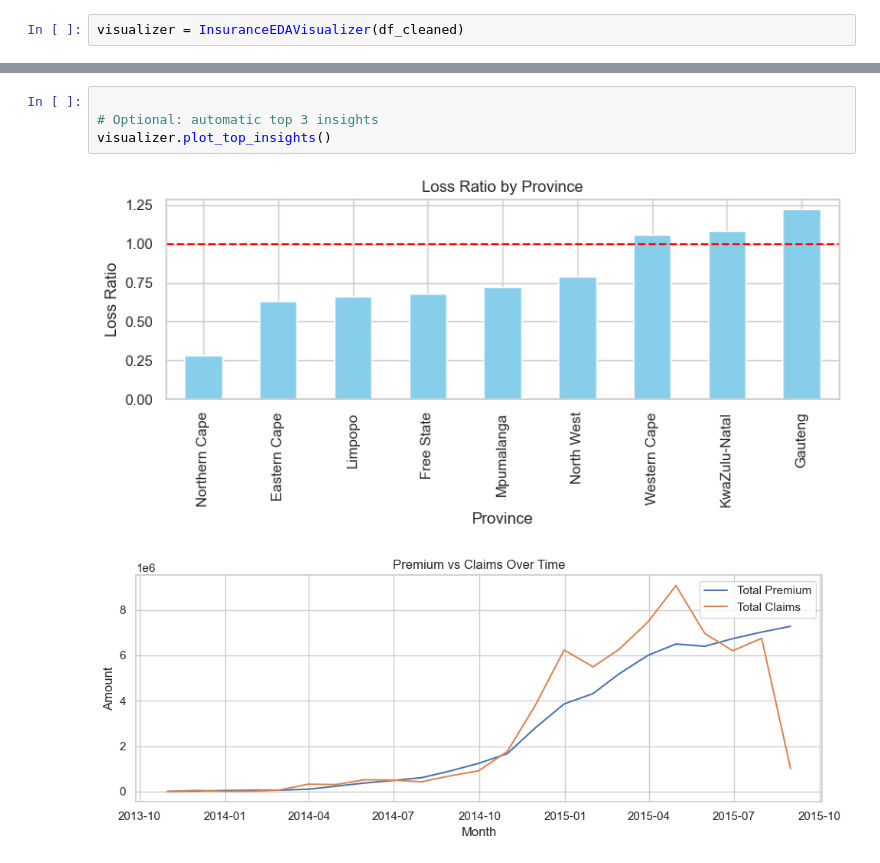
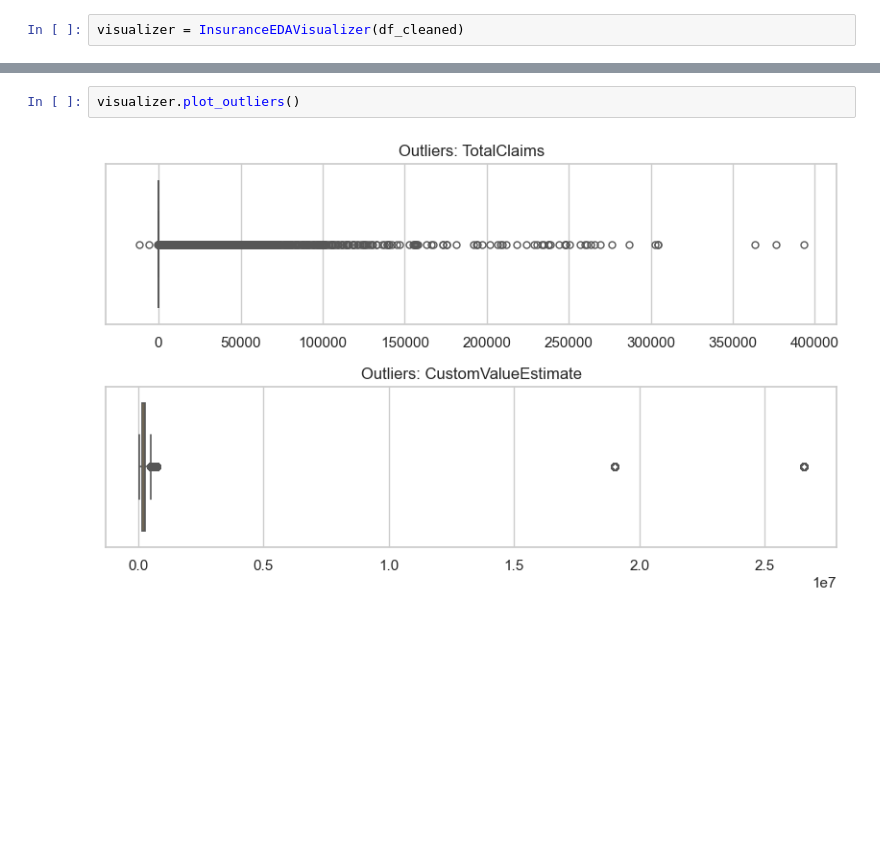
Before and after one commit to AdeyAmare/insurance_analytics, a Jupyter notebook: notebooks/eda_pipeline.ipynb, the cells around one changed output, grey strips where cells are left out. Drawn from its saved outputs; the diff is of its cells as text; blank space fills up the shorter version.

```diff
--- a/notebooks/eda_pipeline.ipynb
+++ b/notebooks/eda_pipeline.ipynb
@@ -334,7 +355,4 @@ visualizer.plot_vehicle_claims(top_n=10)
-# %%
-
-# Optional: automatic top 3 insights
-visualizer.plot_top_insights()
-# %% [output]
-[figure, removed]
-[figure, removed]
+# %%
+visualizer.plot_outliers()
+# %% [output]
+[figure, added]
```
Also changed, not shown: parts of 15 cells of this notebook, 1 other file.
